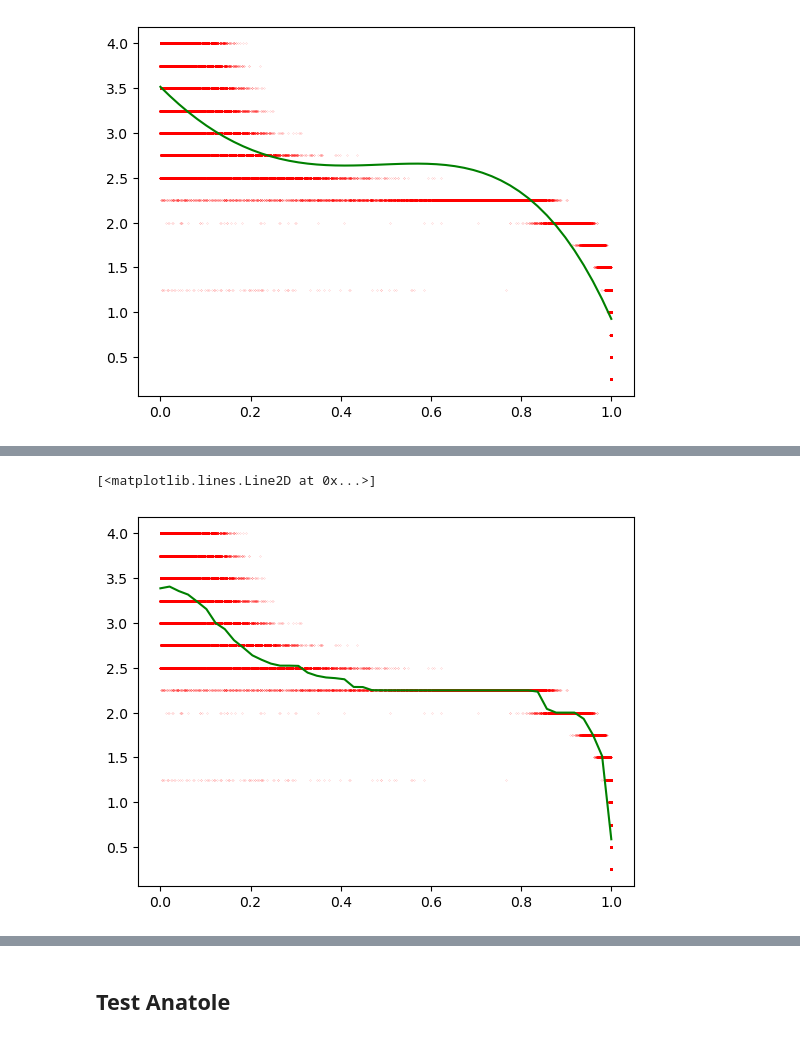
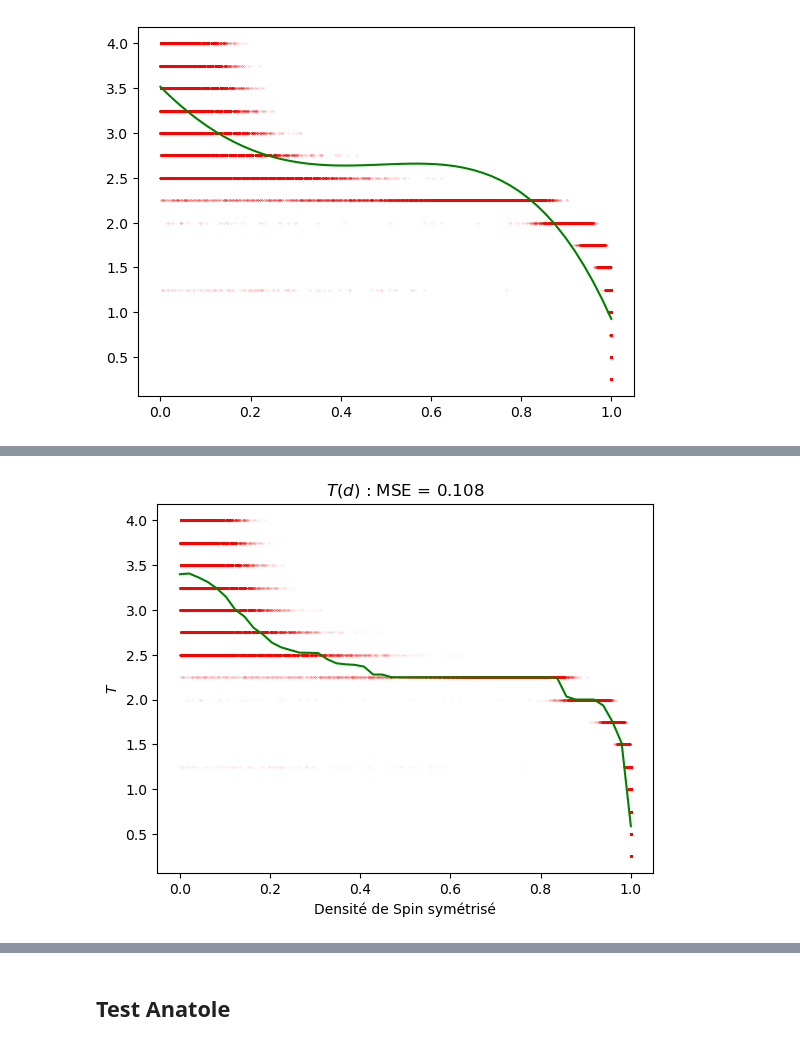
Before and after one commit to ma2this510/Ising-Model_IA_M1, a Jupyter notebook: Ising_projet.ipynb, the cells around one changed output, grey strips where cells are left out. Drawn from its saved outputs; the diff is of its cells as text; code cells hidden in the pictures.

```diff
--- a/Ising_projet.ipynb
+++ b/Ising_projet.ipynb
@@ -289,8 +289,11 @@ mse: 0.10819680339152968
 # %%
-plt.scatter(tot_data_sym, tot_label, s=.005, label="Mean value of samples", c="r")
+plt.scatter(tot_data_sym, tot_label, s=.001, label="Mean value of samples", c="r")
 xnew = np.linspace(0, 1, 50)
 ynew = forest_model.predict(xnew.reshape(-1, 1))
 plt.plot(xnew, ynew, c='g')
+plt.ylabel(r"$T$")
+plt.xlabel('Densité de Spin symétrisé')
+plt.title(f"$T(d)$ : MSE = {mse:.3f}")
+plt.savefig("forest.png", dpi=300)
 # %% [output]
-[<matplotlib.lines.Line2D at 0x...>]
-[figure, old version]
+[figure, new version]
```
Also changed, not shown: parts of 7 cells of this notebook, 3 other files.
